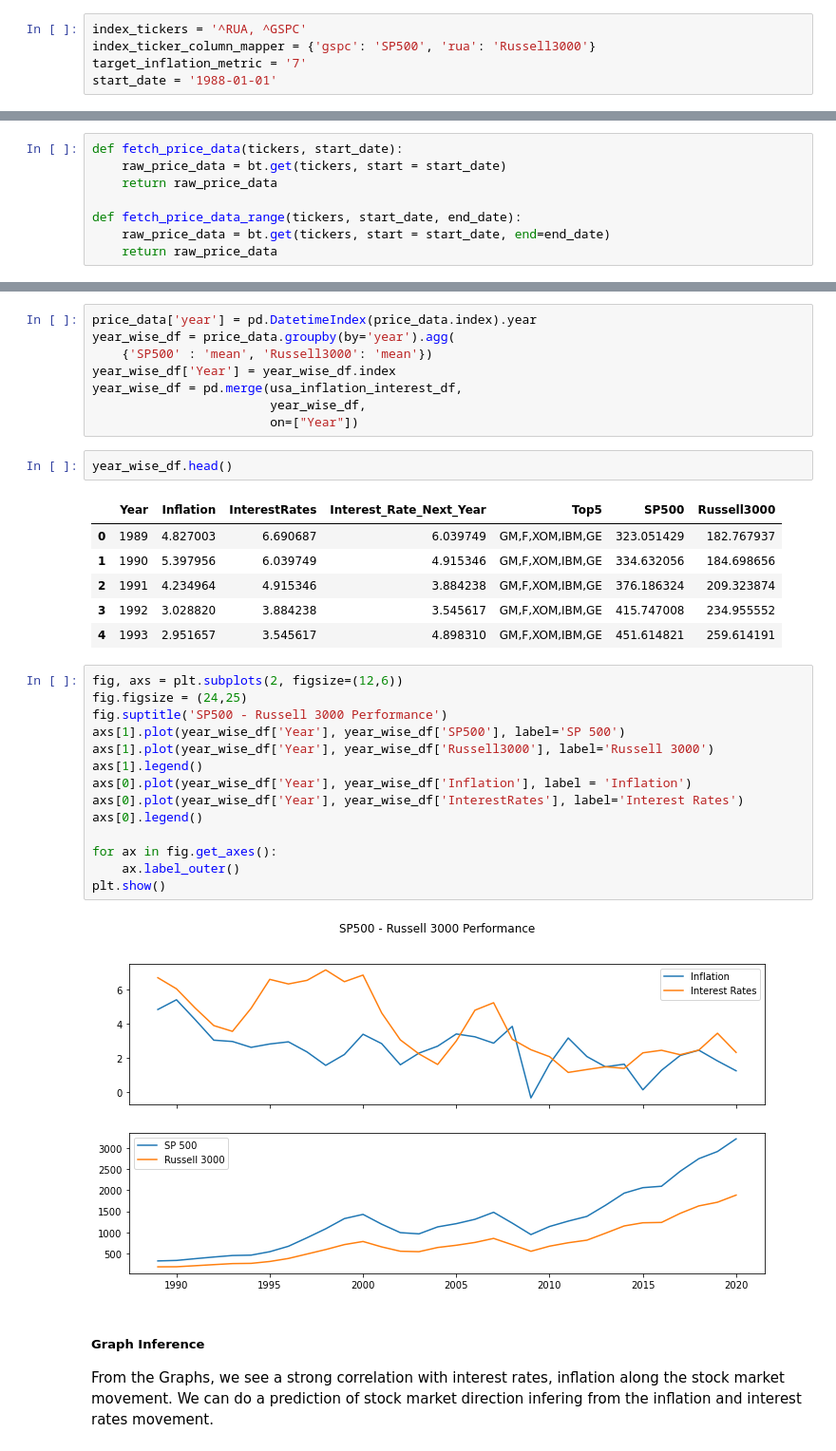
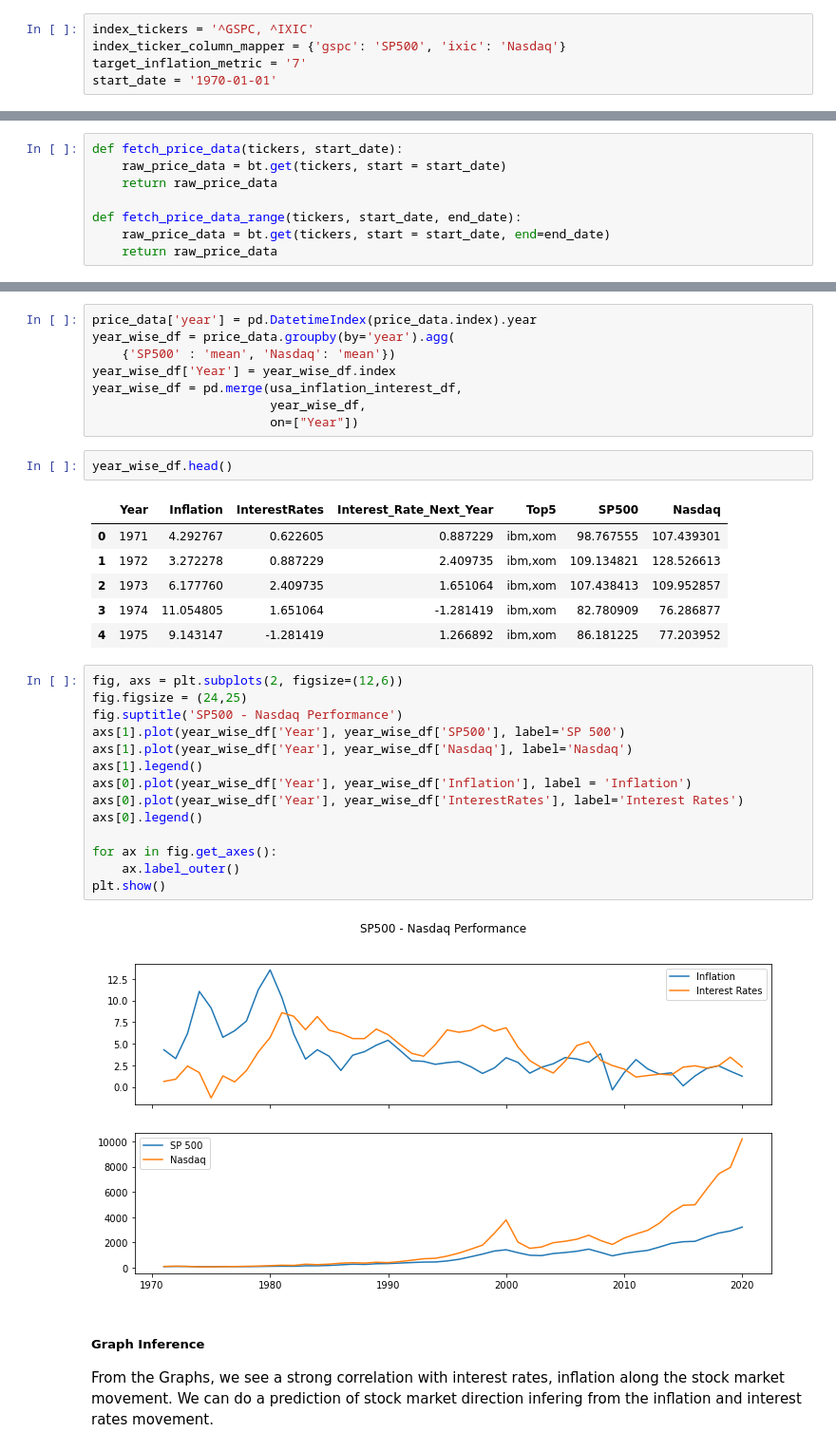
Before and after one commit to kartskri/FinancialTrading, a Jupyter notebook: project/Project_V2.ipynb, the cells around one changed output, grey strips where cells are left out. Shown at 95% size. Cells and saved outputs as stored; diff of their text form.

```diff
--- a/project/Project_V2.ipynb
+++ b/project/Project_V2.ipynb
@@ -160,9 +154,9 @@ usa_inflation_interest_df
 # %% [markdown]
 ## Constants
 # %%
-index_tickers = '^RUA, ^GSPC'
-index_ticker_column_mapper = {'gspc': 'SP500', 'rua': 'Russell3000'}
+index_tickers = '^GSPC, ^IXIC'
+index_ticker_column_mapper = {'gspc': 'SP500', 'ixic': 'Nasdaq'}
 target_inflation_metric = '7'
-start_date = '1988-01-01'
+start_date = '1970-01-01'
 # %% [markdown]
 ## Indexes Investment Strategy
@@ -199,7 +201,7 @@ plt.show()
 # %%
 price_data['year'] = pd.DatetimeIndex(price_data.index).year
 year_wise_df = price_data.groupby(by='year').agg(
-    {'SP500' : 'mean', 'Russell3000': 'mean'})
+    {'SP500' : 'mean', 'Nasdaq': 'mean'})
 year_wise_df['Year'] = year_wise_df.index
 year_wise_df = pd.merge(usa_inflation_interest_df,
                         year_wise_df,
@@ -207,28 +209,28 @@ year_wise_df = pd.merge(usa_inflation_interest_df,
 # %%
 year_wise_df.head()
 # %% [output]
-|  | Year | Inflation | InterestRates | Interest_Rate_Next_Year | Top5 | SP500 | Russell3000 |
-| 0 | 1989 | 4.827003 | 6.690687 | 6.039749 | GM,F,XOM,IBM,GE | 323.051429 | 182.767937 |
-| 1 | 1990 | 5.397956 | 6.039749 | 4.915346 | GM,F,XOM,IBM,GE | 334.632056 | 184.698656 |
-| 2 | 1991 | 4.234964 | 4.915346 | 3.884238 | GM,F,XOM,IBM,GE | 376.186324 | 209.323874 |
-| 3 | 1992 | 3.028820 | 3.884238 | 3.545617 | GM,F,XOM,IBM,GE | 415.747008 | 234.955552 |
-| 4 | 1993 | 2.951657 | 3.545617 | 4.898310 | GM,F,XOM,IBM,GE | 451.614821 | 259.614191 |
+|  | Year | Inflation | InterestRates | Interest_Rate_Next_Year | Top5 | SP500 | Nasdaq |
+| 0 | 1971 | 4.292767 | 0.622605 | 0.887229 | ibm,xom | 98.767555 | 107.439301 |
+| 1 | 1972 | 3.272278 | 0.887229 | 2.409735 | ibm,xom | 109.134821 | 128.526613 |
+| 2 | 1973 | 6.177760 | 2.409735 | 1.651064 | ibm,xom | 107.438413 | 109.952857 |
+| 3 | 1974 | 11.054805 | 1.651064 | -1.281419 | ibm,xom | 82.780909 | 76.286877 |
+| 4 | 1975 | 9.143147 | -1.281419 | 1.266892 | ibm,xom | 86.181225 | 77.203952 |
 # %%
 fig, axs = plt.subplots(2, figsize=(12,6))
 fig.figsize = (24,25)
-fig.suptitle('SP500 - Russell 3000 Performance')
+fig.suptitle('SP500 - Nasdaq Performance')
 axs[1].plot(year_wise_df['Year'], year_wise_df['SP500'], label='SP 500')
-axs[1].plot(year_wise_df['Year'], year_wise_df['Russell3000'], label='Russell 3000')
+axs[1].plot(year_wise_df['Year'], year_wise_df['Nasdaq'], label='Nasdaq')
 axs[1].legend()
 axs[0].plot(year_wise_df['Year'], year_wise_df['Inflation'], label = 'Inflation')
 axs[0].plot(year_wise_df['Year'], year_wise_df['InterestRates'], label='Interest Rates')
 axs[0].legend()
 
 for ax in fig.get_axes():
     ax.label_outer()
 plt.show()
 # %% [output]
-[figure, old version]
+[figure, new version]
 # %% [markdown]
 ##### Graph Inference
 
```
Also changed, not shown: parts of 24 cells of this notebook, 2 other files.
